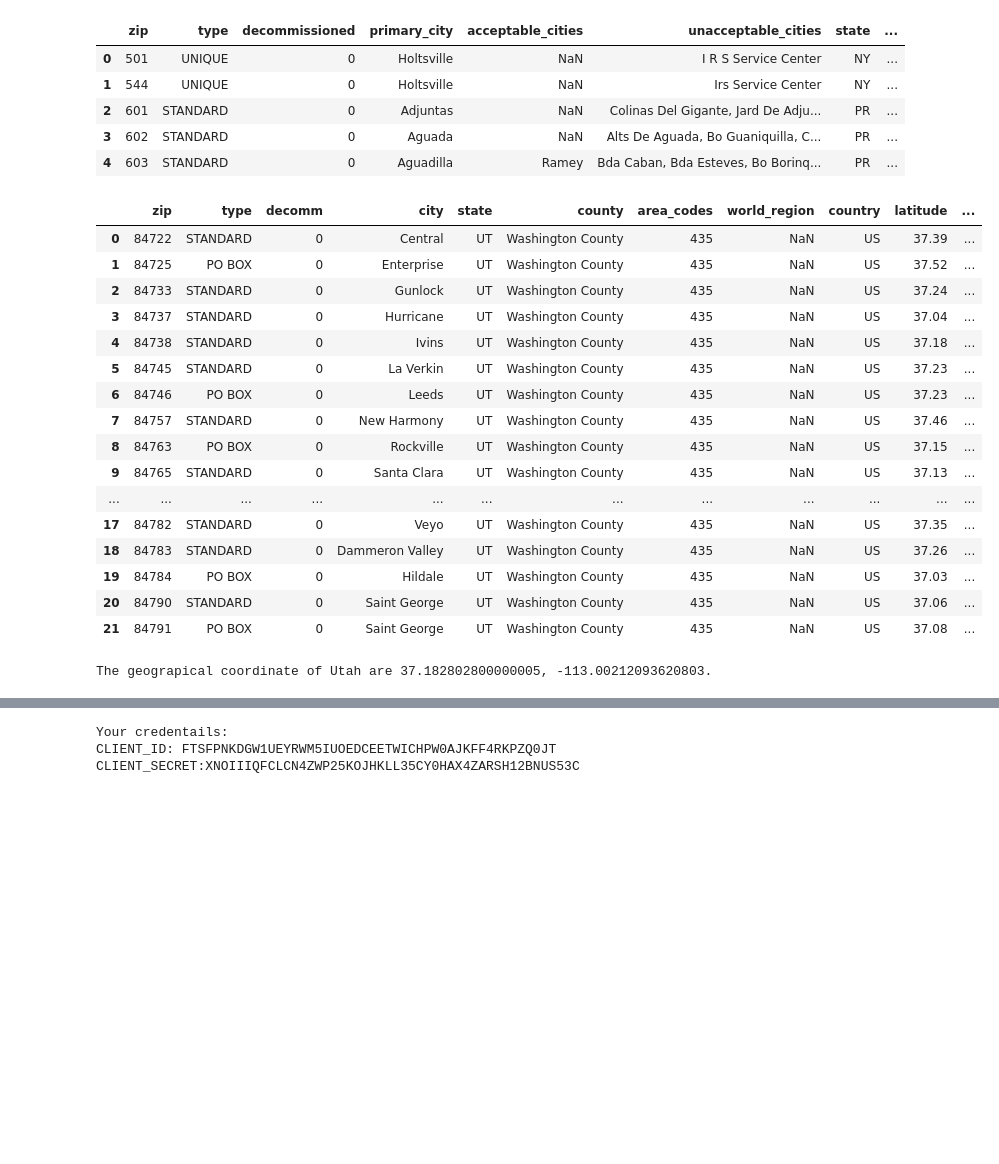
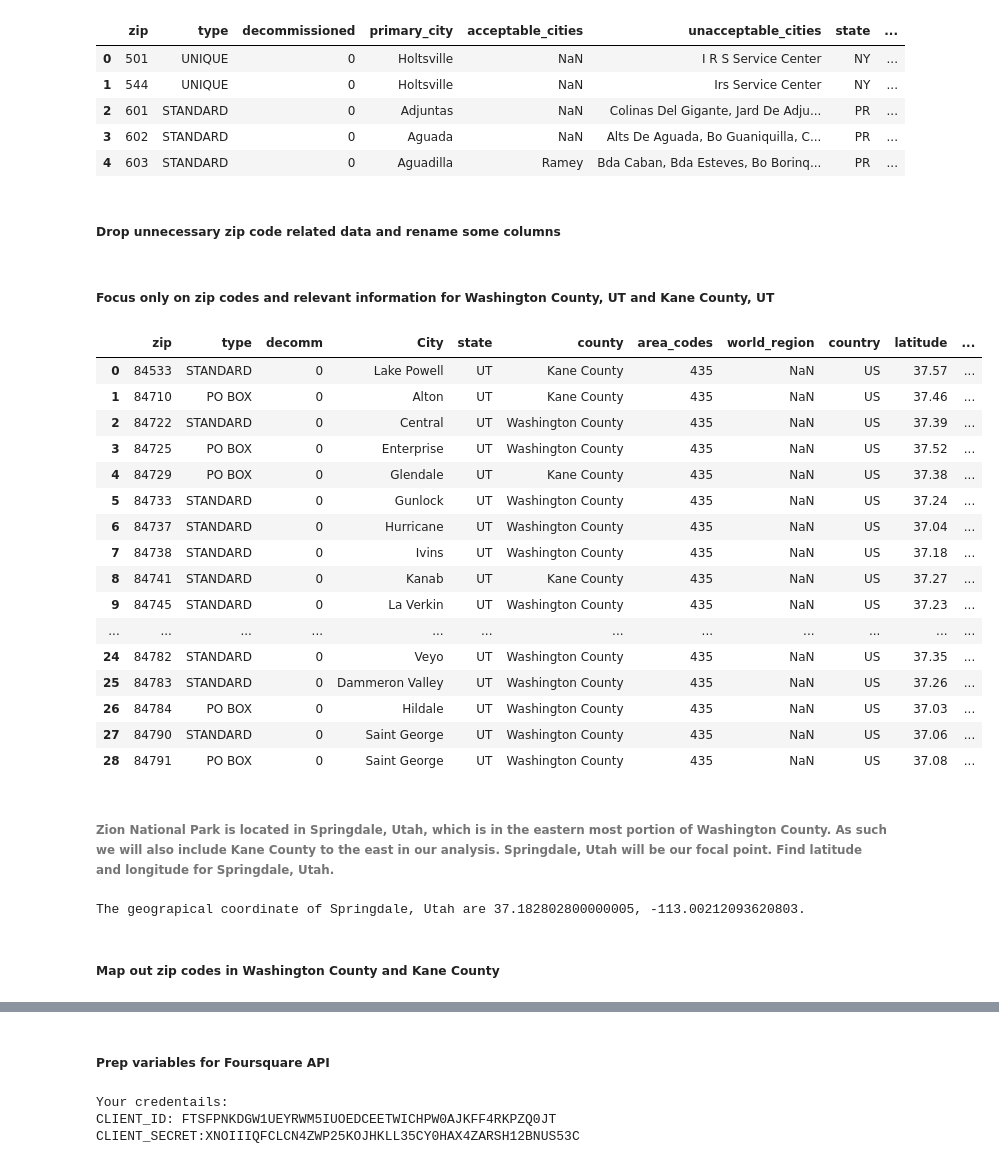
Before and after one commit to horan37/Coursera_Capstone, a Jupyter notebook: CapstoneProject_Week5.ipynb, the cells around one changed output, grey strips where cells are left out. Drawn from its saved outputs; the diff is of its cells as text; code cells hidden in the pictures; blank space fills up the shorter version.

```diff
--- a/CapstoneProject_Week5.ipynb
+++ b/CapstoneProject_Week5.ipynb
@@ -85,43 +85,47 @@ df_zipsall.head()
 | 2 | 601 | STANDARD | 0 | Adjuntas | NaN | Colinas Del Gigante, Jard De Adju... | PR | ... |
 | 3 | 602 | STANDARD | 0 | Aguada | NaN | Alts De Aguada, Bo Guaniquilla, C... | PR | ... |
 | 4 | 603 | STANDARD | 0 | Aguadilla | Ramey | Bda Caban, Bda Esteves, Bo Borinq... | PR | ... |
+# %% [markdown]
+##### Drop unnecessary zip code related data and rename some columns
 # %%
 df_zipsall.drop(['acceptable_cities', 'unacceptable_cities', 'timezone'], axis=1, inplace=True)
+df_zipsall.rename(columns={"decommissioned": "decomm", "primary_city": "City", "irs_estimated_population_2015": "population2015"}, inplace=True)
-# %%
-df_zipsall.rename(columns={"decommissioned": "decomm", "primary_city": "city", "irs_estimated_population_2015": "population2015"}, inplace=True)
+# %% [markdown]
+##### Focus only on zip codes and relevant information for Washington County, UT and Kane County, UT
 # %%
-df_zipsut = df_zipsall[(df_zipsall['state'] == 'UT')].reset_index(drop=True)
-
-df_zipsut = df_zipsut[(df_zipsut['county'] == 'Washington County')].reset_index(drop=True)
-
-
-df_zipsut
+zion_data = df_zipsall[(df_zipsall['state'] == 'UT')].reset_index(drop=True)
+zion_data = zion_data[(zion_data['county'] == 'Washington County') | (zion_data['county'] == 'Kane County')].reset_index(drop=True)
+zion_data
 # %% [output]
-|  | zip | type | decomm | city | state | county | area_codes | world_region | country | latitude | ... |
-| 0 | 84722 | STANDARD | 0 | Central | UT | Washington County | 435 | NaN | US | 37.39 | ... |
-| 1 | 84725 | PO BOX | 0 | Enterprise | UT | Washington County | 435 | NaN | US | 37.52 | ... |
-| 2 | 84733 | STANDARD | 0 | Gunlock | UT | Washington County | 435 | NaN | US | 37.24 | ... |
-| 3 | 84737 | STANDARD | 0 | Hurricane | UT | Washington County | 435 | NaN | US | 37.04 | ... |
-| 4 | 84738 | STANDARD | 0 | Ivins | UT | Washington County | 435 | NaN | US | 37.18 | ... |
-| 5 | 84745 | STANDARD | 0 | La Verkin | UT | Washington County | 435 | NaN | US | 37.23 | ... |
-| 6 | 84746 | PO BOX | 0 | Leeds | UT | Washington County | 435 | NaN | US | 37.23 | ... |
-| 7 | 84757 | STANDARD | 0 | New Harmony | UT | Washington County | 435 | NaN | US | 37.46 | ... |
-| 8 | 84763 | PO BOX | 0 | Rockville | UT | Washington County | 435 | NaN | US | 37.15 | ... |
-| 9 | 84765 | STANDARD | 0 | Santa Clara | UT | Washington County | 435 | NaN | US | 37.13 | ... |
+|  | zip | type | decomm | City | state | county | area_codes | world_region | country | latitude | ... |
+| 0 | 84533 | STANDARD | 0 | Lake Powell | UT | Kane County | 435 | NaN | US | 37.57 | ... |
+| 1 | 84710 | PO BOX | 0 | Alton | UT | Kane County | 435 | NaN | US | 37.46 | ... |
+| 2 | 84722 | STANDARD | 0 | Central | UT | Washington County | 435 | NaN | US | 37.39 | ... |
+| 3 | 84725 | PO BOX | 0 | Enterprise | UT | Washington County | 435 | NaN | US | 37.52 | ... |
+| 4 | 84729 | PO BOX | 0 | Glendale | UT | Kane County | 435 | NaN | US | 37.38 | ... |
+| 5 | 84733 | STANDARD | 0 | Gunlock | UT | Washington County | 435 | NaN | US | 37.24 | ... |
+| 6 | 84737 | STANDARD | 0 | Hurricane | UT | Washington County | 435 | NaN | US | 37.04 | ... |
+| 7 | 84738 | STANDARD | 0 | Ivins | UT | Washington County | 435 | NaN | US | 37.18 | ... |
+| 8 | 84741 | STANDARD | 0 | Kanab | UT | Kane County | 435 | NaN | US | 37.27 | ... |
+| 9 | 84745 | STANDARD | 0 | La Verkin | UT | Washington County | 435 | NaN | US | 37.23 | ... |
 | ... | ... | ... | ... | ... | ... | ... | ... | ... | ... | ... | ... |
-| 17 | 84782 | STANDARD | 0 | Veyo | UT | Washington County | 435 | NaN | US | 37.35 | ... |
-| 18 | 84783 | STANDARD | 0 | Dammeron Valley | UT | Washington County | 435 | NaN | US | 37.26 | ... |
-| 19 | 84784 | PO BOX | 0 | Hildale | UT | Washington County | 435 | NaN | US | 37.03 | ... |
-| 20 | 84790 | STANDARD | 0 | Saint George | UT | Washington County | 435 | NaN | US | 37.06 | ... |
-| 21 | 84791 | PO BOX | 0 | Saint George | UT | Washington County | 435 | NaN | US | 37.08 | ... |
+| 24 | 84782 | STANDARD | 0 | Veyo | UT | Washington County | 435 | NaN | US | 37.35 | ... |
+| 25 | 84783 | STANDARD | 0 | Dammeron Valley | UT | Washington County | 435 | NaN | US | 37.26 | ... |
+| 26 | 84784 | PO BOX | 0 | Hildale | UT | Washington County | 435 | NaN | US | 37.03 | ... |
+| 27 | 84790 | STANDARD | 0 | Saint George | UT | Washington County | 435 | NaN | US | 37.06 | ... |
+| 28 | 84791 | PO BOX | 0 | Saint George | UT | Washington County | 435 | NaN | US | 37.08 | ... |
+# %% [markdown]
+###### Zion National Park is located in Springdale, Utah, which is in the eastern most portion of Washington County.  As such we will also include Kane County to the east in our analysis.  Springdale, Utah will be our focal point.  Find latitude and longitude for Springdale, Utah.
 # %%
 address = 'Springdale, Utah'
 
 geolocator = Nominatim(user_agent="tor_explorer")
 location = geolocator.geocode(address)
-latitude = location.latitude
-longitude = location.longitude
-print('The geograpical coordinate of Utah are {}, {}.'.format(latitude, longitude))
+clatitude = location.latitude
+clongitude = location.longitude
+print('The geograpical coordinate of '+address+ ' are {}, {}.'.format(clatitude, clongitude))
 # %% [output]
-The geograpical coordinate of Utah are 37.182802800000005, -113.00212093620803.
+The geograpical coordinate of Springdale, Utah are 37.182802800000005, -113.00212093620803.
+# %% [markdown]
+##### Map out zip codes in Washington County and Kane County
 # %%
@@ -144,5 +148,7 @@ map_utah
 # %% [output]
 [interactive output not drawn]
+# %% [markdown]
+##### Prep variables for Foursquare API
 # %%
 CLIENT_ID = 'FTSFPNKDGW1UEYRWM5IUOEDCEETWICHPW0AJKFF4RKPZQ0JT' # your Foursquare ID
 CLIENT_SECRET = 'XNOIIIQFCLCN4ZWP25KOJHKLL35CY0HAX4ZARSH12BNUS53C' # your Foursquare Secret
```
Also changed, not shown: parts of 69 cells of this notebook, 3 other files.
